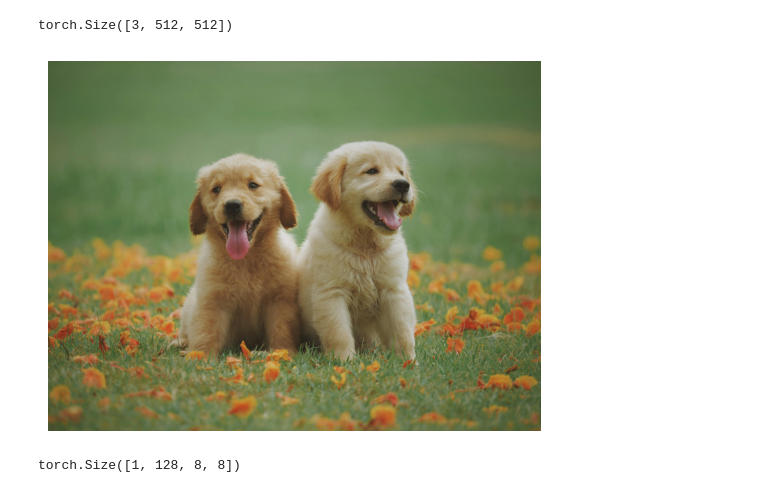
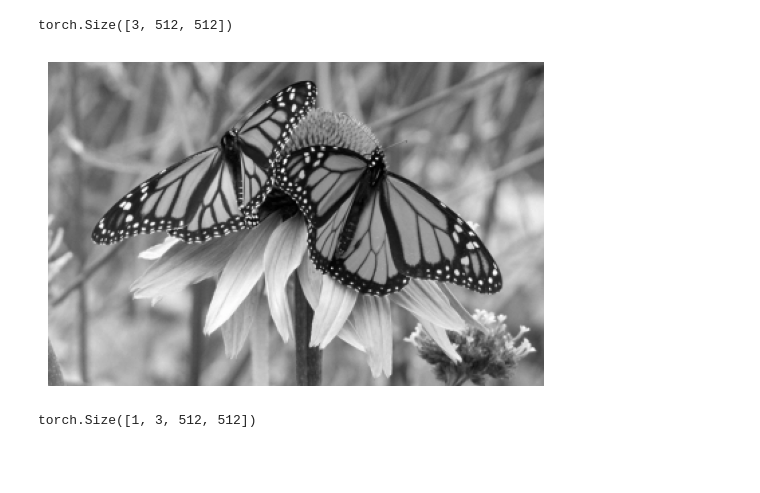
Before and after one commit to Ishushan02/Hybrid-Architecture-T2I, a Jupyter notebook: 7_ModelATest.ipynb, the cells around one changed output. Drawn from its saved outputs; the diff is of its cells as text; code cells hidden in the pictures; blank space fills up the shorter version.

```diff
--- a/7_ModelATest.ipynb
+++ b/7_ModelATest.ipynb
@@ -273,24 +327,26 @@ Resuming from epoch 45 and lowest loss is 10.679507228083628
 # %%
 transform = transforms.Compose([
     transforms.Resize((512, 512)),
-    transforms.ToTensor()])
+    transforms.ToTensor(),
+    transforms.Normalize([0.5]*3, [0.5]*3)
+    ])
 
-image = Image.open("/Users/ishananand/Desktop/Hybrid-Architecture-T2I/Images/testImage.jpg").convert("RGB")
+# image = Image.open("/Users/ishananand/Desktop/Hybrid-Architecture-T2I/Images/testImage.jpg").convert("RGB")
+image = Image.open("/Users/ishananand/Desktop/Hybrid-Architecture-T2I/Images/testImage2.jpg").convert("RGB")
+
 plt.imshow(image)
 plt.axis('off')
 image = transform(image)
 print(image.shape)
 # %% [output]
 torch.Size([3, 512, 512])
-[figure, old version]
+[figure, new version]
 # %%
 image = image.unsqueeze(0)
-with torch.no_grad():
-    X = DCAEEncoder.encode(image).latent
-    X = X.to(device)
+X = image
 X.shape
 # %% [output]
-torch.Size([1, 128, 8, 8])
+torch.Size([1, 3, 512, 512])
 # %%
 modelA.eval()
 modelA = modelA.to(device)
```
Also changed, not shown: parts of 11 cells of this notebook, 2 other files.
